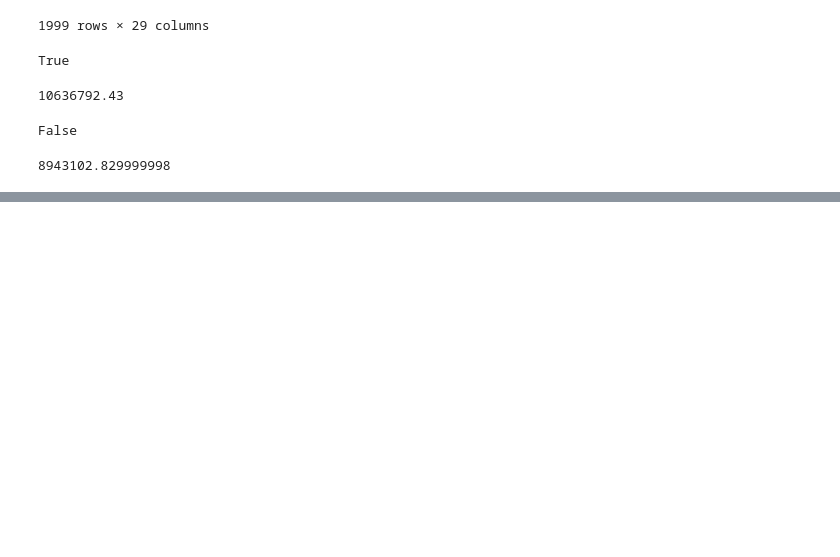
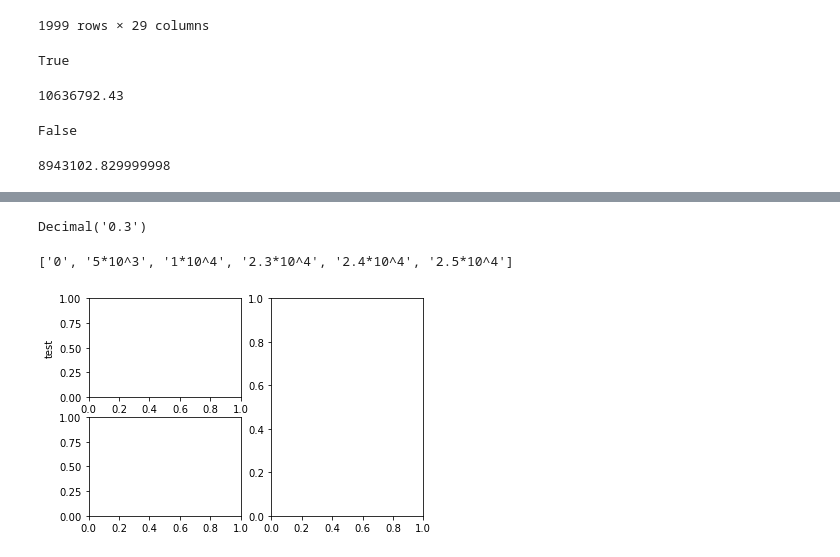
Before and after one commit to rspinti/River_bifurcation, a Jupyter notebook: archive/Rachel_testing/analysis_testing/analysis_testing.ipynb, the cells around one changed output, grey strips where cells are left out. Drawn from its saved outputs; the diff is of its cells as text; code cells hidden in the pictures; blank space fills up the shorter version.

```diff
--- a/archive/Rachel_testing/analysis_testing/analysis_testing.ipynb
+++ b/archive/Rachel_testing/analysis_testing/analysis_testing.ipynb
@@ -678,0 +806,27 @@ gl_new.Norm_stor.sum()
+# %%
+Decimal('0.3')
+# %% [output]
+Decimal('0.3')
+# %%
+y_list = [0, 5000, 10000, 23000, 24000, 25000]
+sci_not = ["0", "5*10^3", '1*10^4', '2.3*10^4', '2.4*10^4', '2.5*10^4']
+sci_not
+# %% [output]
+['0', '5*10^3', '1*10^4', '2.3*10^4', '2.4*10^4', '2.5*10^4']
+# %%
+fig = plt.figure()
+
+ax1= fig.add_subplot(2,2,1)
+ax2= fig.add_subplot(2,2,3)
+ax3= fig.add_subplot(1,2,2)
+ax1.set_ylabel('test')
+# ax4= fig.add_subplot(3,3,5)
+# ax5= fig.add_subplot(3,3,7)
+# ax6= fig.add_subplot(3,3,8)
+
+# ax7= fig.add_subplot(1,2,1)
+# ax8= fig.add_subplot(1,2,2)
+
+plt.show()
+# %% [output]
+[figure, added]
```
Also changed, not shown: parts of 7 cells of this notebook, 4 other files.
